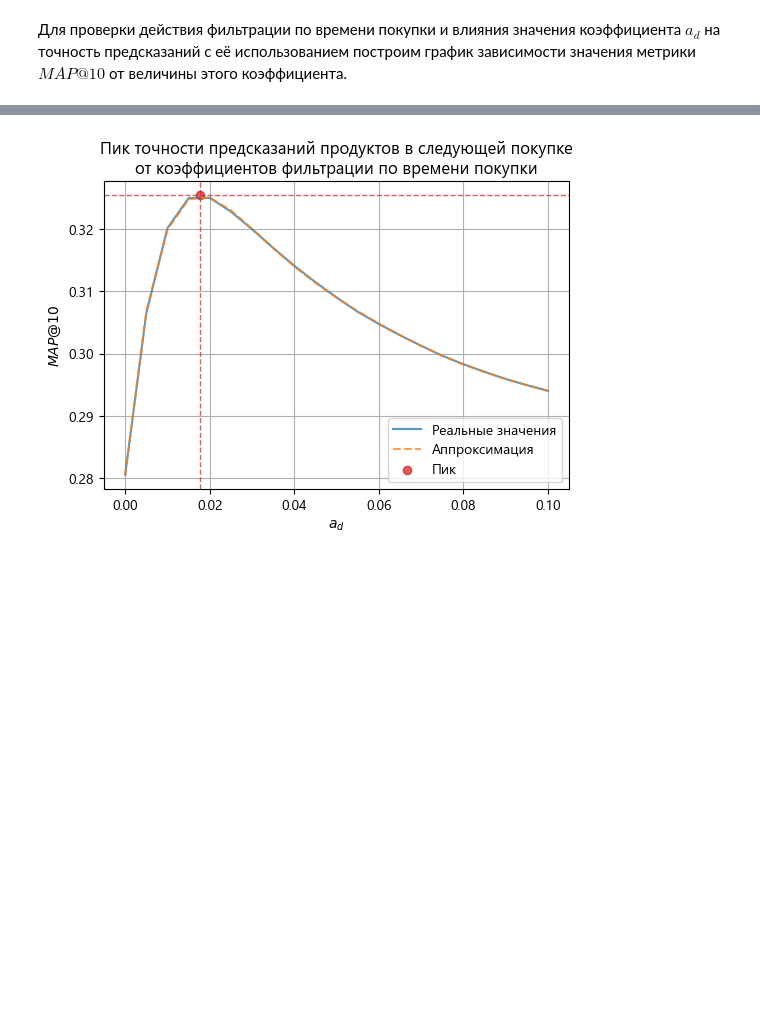
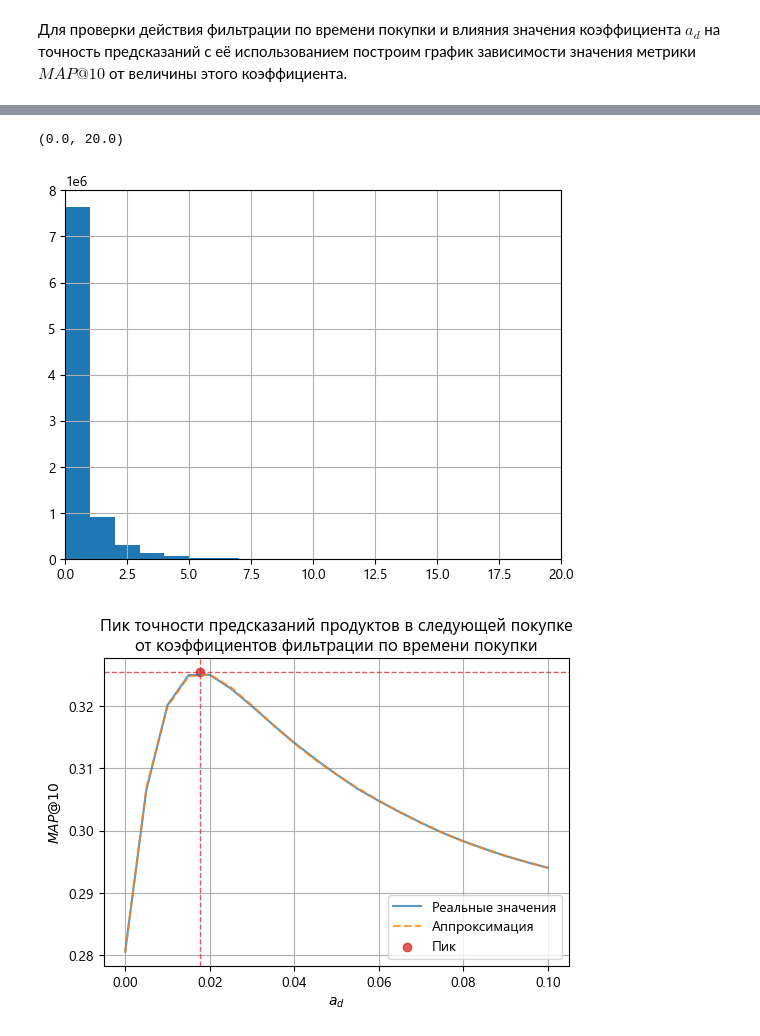
Before and after one commit to alexeysher/skillbox-recommender-system, a Jupyter notebook: skillbox_recommender.ipynb, the cells around one changed output, grey strips where cells are left out. Saved outputs shown, nothing was run; the diff lists cells and outputs as text; code cells hidden in the pictures; blank space fills up the shorter version.

```diff
--- a/skillbox_recommender.ipynb
+++ b/skillbox_recommender.ipynb
@@ -305,10 +310,16 @@ Wall time:     105.31 s.
 <Figure size 640x480 with 0 Axes>
 # %%
 map10_days_pred, days_rate = f.approximate_precision_by_rate(map10_days.index, map10_days, 7)
-days_map10 = f.get_prediction_precision(
-    true=last_products, prediction=f.get_prediction(
-        f.get_ratings(
-            f.get_weights(prior_transactions, days_rate=days_rate))))
+days_weights = f.get_weights(prior_transactions, days_rate=days_rate)
+days_ratings = f.get_ratings(days_weights)
+days_prediction = f.get_prediction(days_ratings)
+days_map10 = f.get_prediction_precision(last_products, days_prediction)
+# %%
+ax = days_ratings['rating'].hist(bins=int(np.ceil(days_ratings['rating']).max()))
+ax.set_xlim(0, 20)
+# %% [output]
+(0.0, 20.0)
+[figure, added]
 # %%
 ax = map10_days.plot(
     title='Пик точности предсказаний продуктов в следующей покупке'
```
Also changed, not shown: parts of 33 cells of this notebook.
